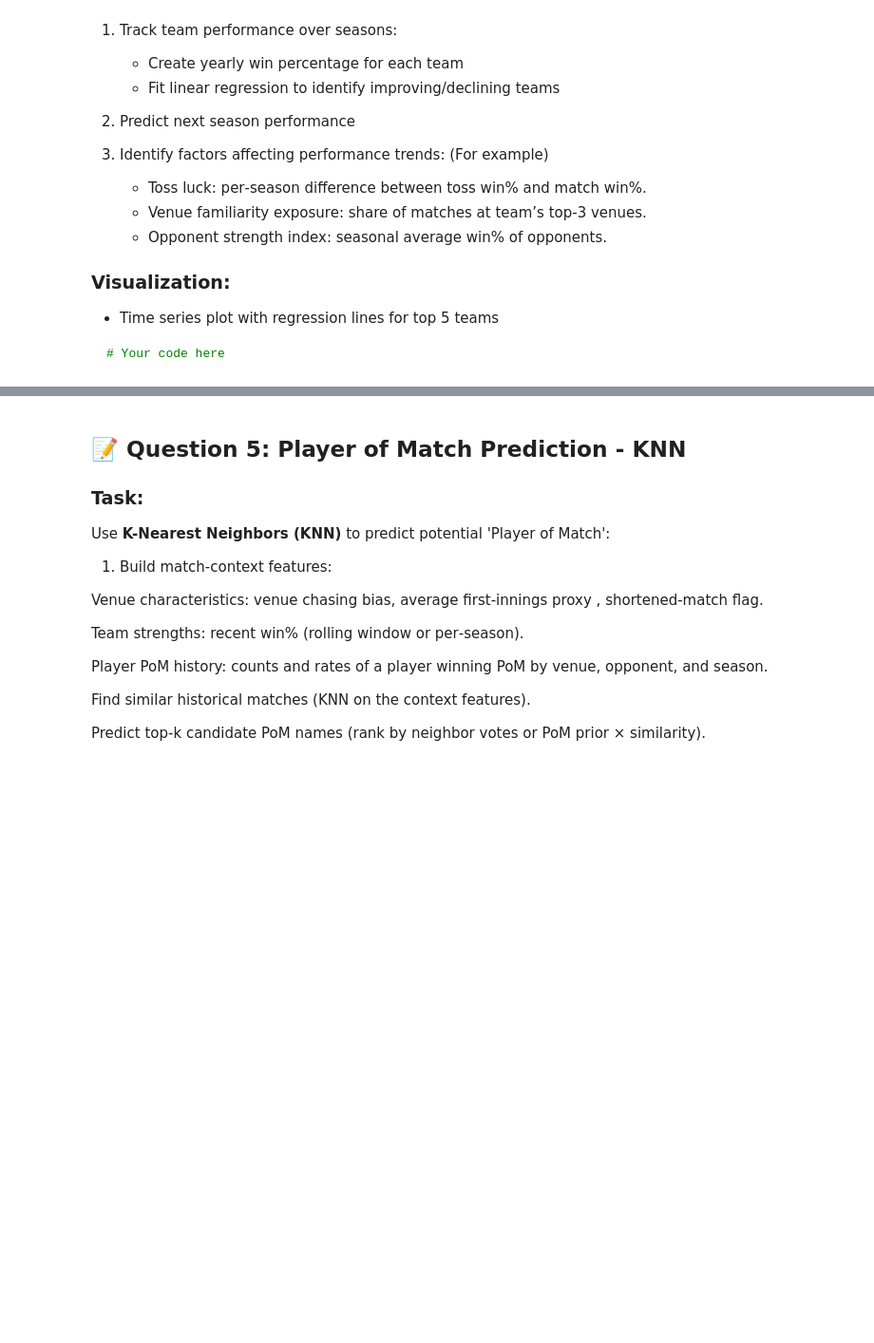
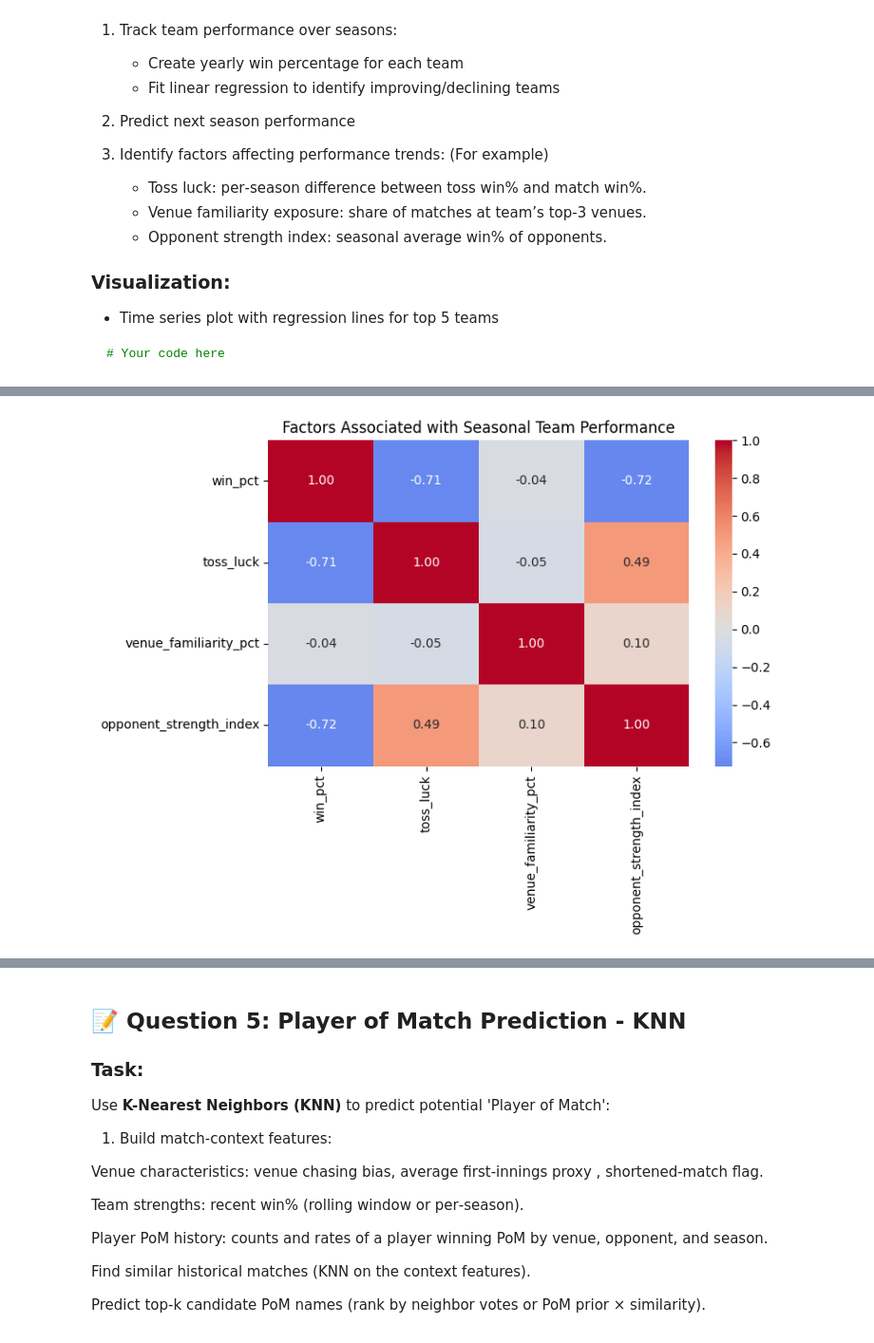
Before and after one commit to anp2/Declarative-Pipeline, a Jupyter notebook: Anand_IPL_DataAnalysis_Case_Study.ipynb, the cells around one changed output, grey strips where cells are left out. Shown at 95% size. Cells and saved outputs as stored; diff of their text form; code cells hidden in the pictures; blank space fills up the shorter version.

```diff
--- a/Anand_IPL_DataAnalysis_Case_Study.ipynb
+++ b/Anand_IPL_DataAnalysis_Case_Study.ipynb
@@ -2452,0 +3251,35 @@ Use **Linear Regression** to analyze performance trends:
+# %%
+# ==========================================
+# FACTOR CORRELATION
+# ==========================================
+
+factor_columns = [
+    "win_pct",
+    "toss_luck",
+    "venue_familiarity_pct",
+    "opponent_strength_index"
+]
+
+correlation_matrix = (
+    seasonal_features[factor_columns]
+    .corr()
+)
+
+plt.figure(figsize=(8, 6))
+
+sns.heatmap(
+    correlation_matrix,
+    annot=True,
+    fmt=".2f",
+    cmap="coolwarm",
+    center=0
+)
+
+plt.title(
+    "Factors Associated with Seasonal Team Performance"
+)
+
+plt.tight_layout()
+plt.show()
+# %% [output]
+[figure, added]
```
Also changed, not shown: parts of 17 cells of this notebook.
